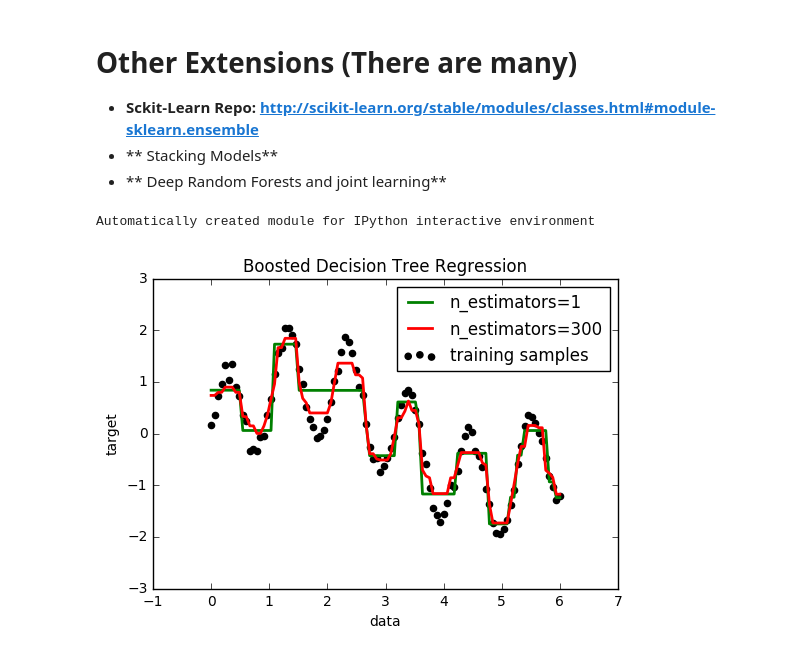
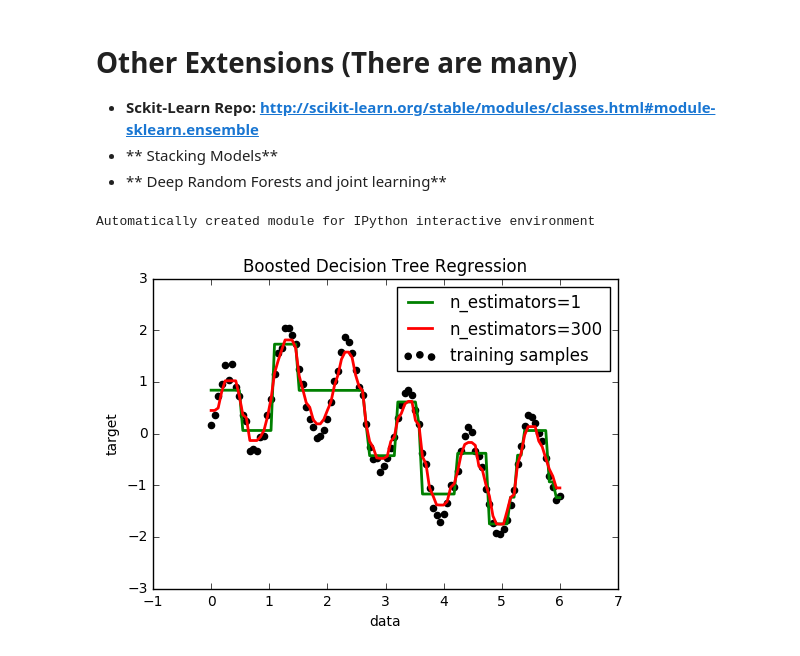
Before and after one commit to sevamoo/data_driven_modeling_2016, a Jupyter notebook: 12_Ensemble_Models_20170307.ipynb, the cells around one changed output. Saved outputs shown, nothing was run; the diff lists cells and outputs as text; code cells hidden in the pictures.

```diff
--- a/12_Ensemble_Models_20170307.ipynb
+++ b/12_Ensemble_Models_20170307.ipynb
@@ -365,34 +364,34 @@ import matplotlib.pyplot as plt
 from sklearn.tree import DecisionTreeRegressor
 from sklearn.ensemble import AdaBoostRegressor
 
 # Create the dataset
 rng = np.random.RandomState(1)
 X = np.linspace(0, 6, 100)[:, np.newaxis]
 y = np.sin(X).ravel() + np.sin(6 * X).ravel() + rng.normal(0, 0.1, X.shape[0])
 
 # Fit regression model
 regr_1 = DecisionTreeRegressor(max_depth=4)
-
+n_estimators = 300
 regr_2 = AdaBoostRegressor(DecisionTreeRegressor(max_depth=4),
-                          n_estimators=10, random_state=rng)
+                          n_estimators=n_estimators, random_state=rng)
 
 regr_1.fit(X, y)
 regr_2.fit(X, y)
 
 # Predict
 y_1 = regr_1.predict(X)
 y_2 = regr_2.predict(X)
 
 # Plot the results
 plt.figure()
 plt.scatter(X, y, c="k", label="training samples")
 plt.plot(X, y_1, c="g", label="n_estimators=1", linewidth=2)
-plt.plot(X, y_2, c="r", label="n_estimators=300", linewidth=2)
+plt.plot(X, y_2, c="r", label="n_estimators={}".format(n_estimators), linewidth=2)
 plt.xlabel("data")
 plt.ylabel("target")
 plt.title("Boosted Decision Tree Regression")
 plt.legend()
 plt.show()
 # %% [output]
 Automatically created module for IPython interactive environment
-[figure, old version]
+[figure, new version]
```
Also changed, not shown: parts of 8 cells of this notebook, 23 other files.
